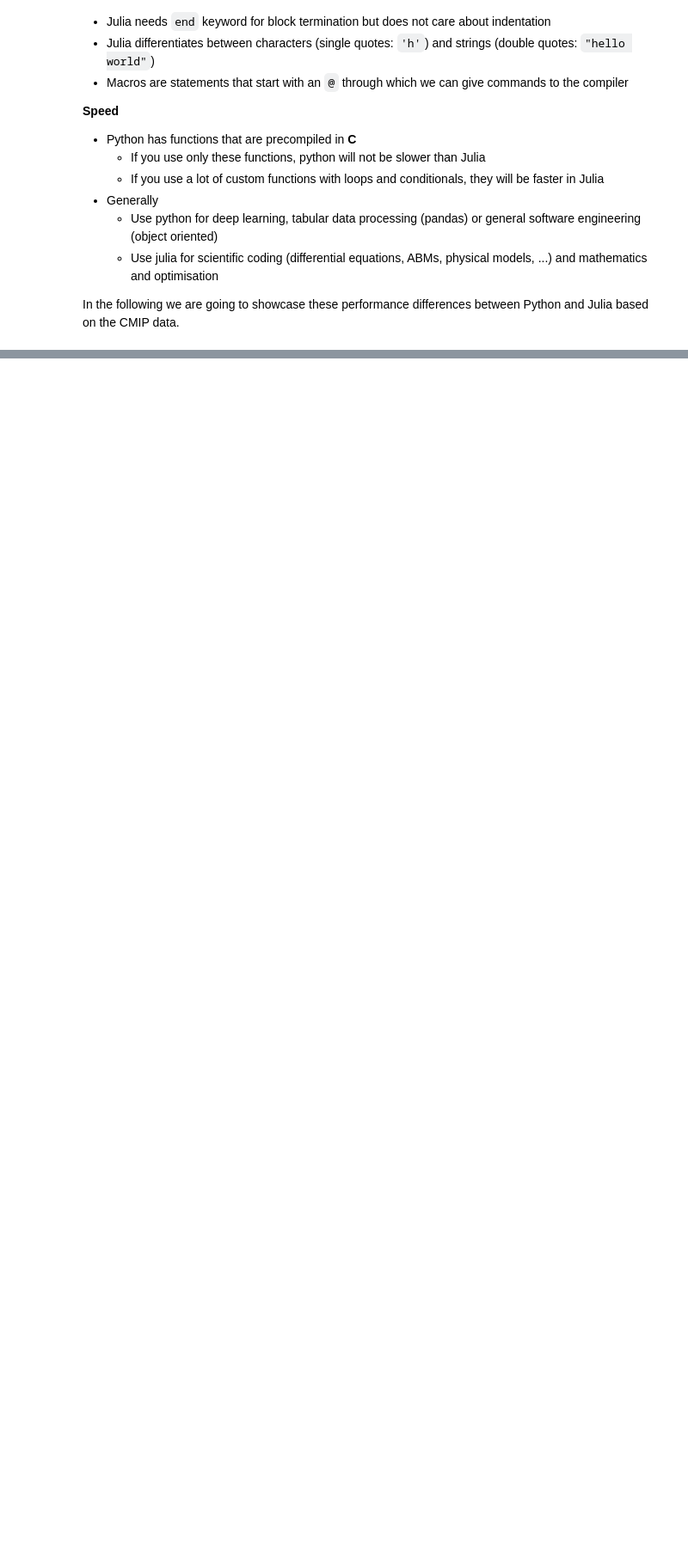
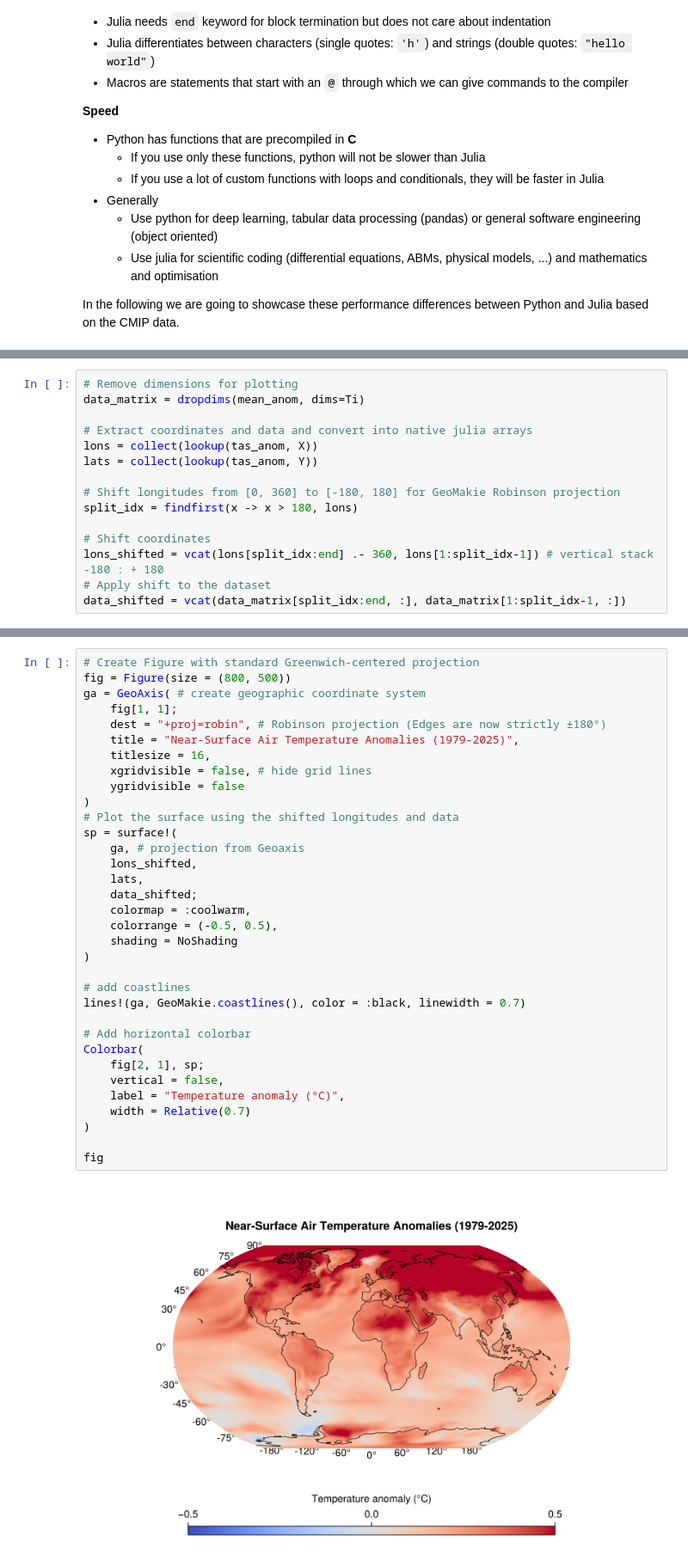
Before and after one commit to TimMauch/Julia-CMIP, a Jupyter notebook: climate_stripes.ipynb, the cells around one changed output, grey strips where cells are left out. Shown at 86% size. Saved outputs shown, nothing was run; the diff lists cells and outputs as text; blank space fills up the shorter version.

Commit message:
merged_datasets etc

```diff
--- a/climate_stripes.ipynb
+++ b/climate_stripes.ipynb
@@ -320,0 +263,15 @@ Max absolute difference (Xarray vs Julia): 0.0
+# %%
+# Remove dimensions for plotting
+data_matrix = dropdims(mean_anom, dims=Ti)
+
+# Extract coordinates and data and convert into native julia arrays
+lons = collect(lookup(tas_anom, X))
+lats = collect(lookup(tas_anom, Y))
+
+# Shift longitudes from [0, 360] to [-180, 180] for GeoMakie Robinson projection
+split_idx = findfirst(x -> x > 180, lons)
+
+# Shift coordinates
+lons_shifted = vcat(lons[split_idx:end] .- 360, lons[1:split_idx-1]) # vertical stack -180 : + 180
+# Apply shift to the dataset
+data_shifted = vcat(data_matrix[split_idx:end, :], data_matrix[1:split_idx-1, :])
@@ -321 +301,37 @@ Max absolute difference (Xarray vs Julia): 0.0
+# %%
+# Create Figure with standard Greenwich-centered projection
+fig = Figure(size = (800, 500))
+ga = GeoAxis( # create geographic coordinate system
+    fig[1, 1];
+    dest = "+proj=robin", # Robinson projection (Edges are now strictly ±180°)
+    title = "Near-Surface Air Temperature Anomalies (1979-2025)",
+    titlesize = 16,
+    xgridvisible = false, # hide grid lines
+    ygridvisible = false
+)
+# Plot the surface using the shifted longitudes and data
+sp = surface!(
+    ga, # projection from Geoaxis
+    lons_shifted,
+    lats,
+    data_shifted;
+    colormap = :coolwarm,
+    colorrange = (-0.5, 0.5),
+    shading = NoShading
+)
+
+# add coastlines
+lines!(ga, GeoMakie.coastlines(), color = :black, linewidth = 0.7)
+
+# Add horizontal colorbar
+Colorbar(
+    fig[2, 1], sp;
+    vertical = false,
+    label = "Temperature anomaly (°C)",
+    width = Relative(0.7)
+)
+
+fig
+# %% [output]
+[figure, added]
 # %% [markdown]
```
Also changed, not shown: parts of 34 cells of this notebook, 7 other files.
